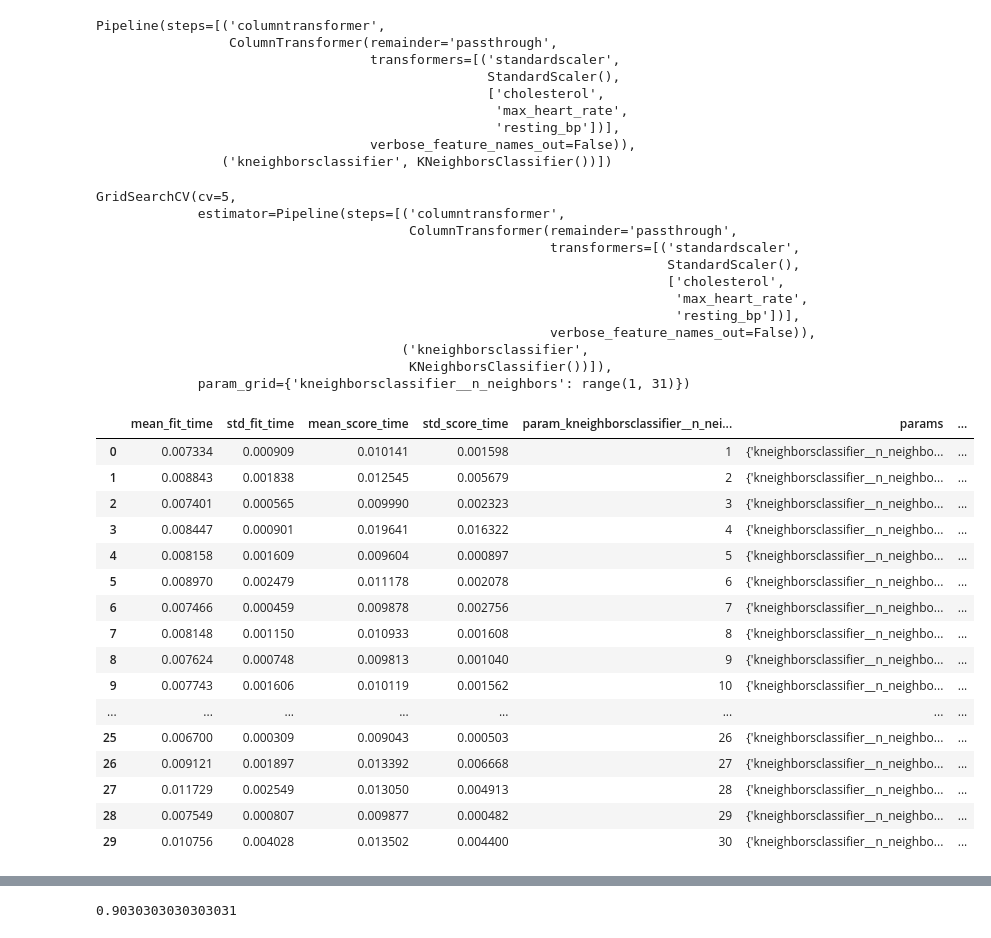
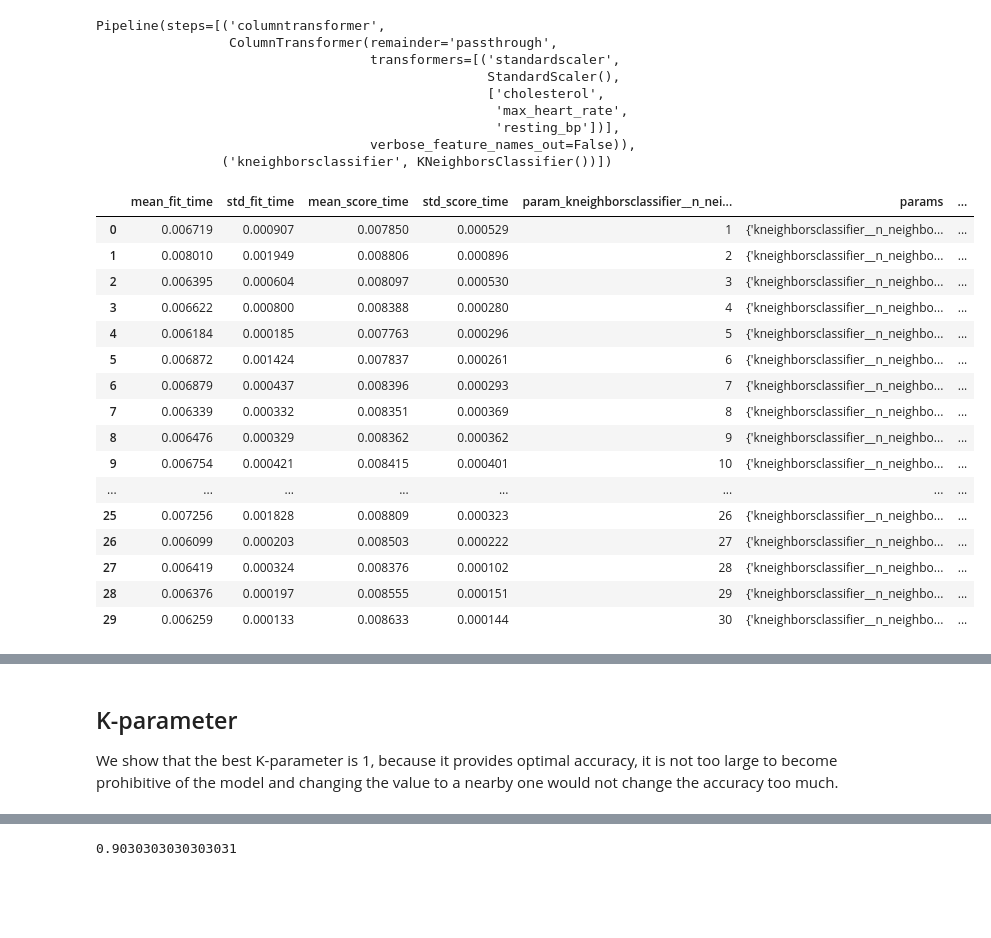
Before and after one commit to KodyForsyth/dsci_project, a Jupyter notebook: heart_disease_REPORT.ipynb, the cells around one changed output, grey strips where cells are left out. Cells and saved outputs as stored; diff of their text form; code cells hidden in the pictures; blank space fills up the shorter version.

```diff
--- a/heart_disease_REPORT.ipynb
+++ b/heart_disease_REPORT.ipynb
@@ -204,54 +217,42 @@ Pipeline(steps=[('columntransformer',
                 ('kneighborsclassifier', KNeighborsClassifier())])
 # %%
 np.random.seed(1234)
+
+# create a parameter grid
 parameter_grid = {
     "kneighborsclassifier__n_neighbors" : range(1, 31)
 }
 
+# estimate the classifier accuracy for the range of values
 grid_search = GridSearchCV(
     estimator = heart_disease_pipe,
     param_grid = parameter_grid,
     cv = 5,
 )
 
+X_heart_train=heart_disease_train[['cholesterol','max_heart_rate','resting_bp']]
+y_heart_train=heart_disease_train['diagnosis']
 
-grid_search
+model_grid=grid_search.fit(X_heart_train,y_heart_train)
+grid_results=pd.DataFrame(grid_search.cv_results_)
+
+grid_results
 # %% [output]
-GridSearchCV(cv=5,
-             estimator=Pipeline(steps=[('columntransformer',
-                                        ColumnTransformer(remainder='passthrough',
-                                                          transformers=[('standardscaler',
-                                                                         StandardScaler(),
-                                                                         ['cholesterol',
-                                                                          'max_heart_rate',
-                                                                          'resting_bp'])],
-                                                          verbose_feature_names_out=False)),
-                                       ('kneighborsclassifier',
-                                        KNeighborsClassifier())]),
-             param_grid={'kneighborsclassifier__n_neighbors': range(1, 31)})
+|  | mean_fit_time | std_fit_time | mean_score_time | std_score_time | param_kneighborsclassifier__n_nei... | params | ... |
+| 0 | 0.006719 | 0.000907 | 0.007850 | 0.000529 | 1 | {'kneighborsclassifier__n_neighbo... | ... |
+| 1 | 0.008010 | 0.001949 | 0.008806 | 0.000896 | 2 | {'kneighborsclassifier__n_neighbo... | ... |
+| 2 | 0.006395 | 0.000604 | 0.008097 | 0.000530 | 3 | {'kneighborsclassifier__n_neighbo... | ... |
+| 3 | 0.006622 | 0.000800 | 0.008388 | 0.000280 | 4 | {'kneighborsclassifier__n_neighbo... | ... |
+| 4 | 0.006184 | 0.000185 | 0.007763 | 0.000296 | 5 | {'kneighborsclassifier__n_neighbo... | ... |
+| 5 | 0.006872 | 0.001424 | 0.007837 | 0.000261 | 6 | {'kneighborsclassifier__n_neighbo... | ... |
+| 6 | 0.006879 | 0.000437 | 0.008396 | 0.000293 | 7 | {'kneighborsclassifier__n_neighbo... | ... |
+| 7 | 0.006339 | 0.000332 | 0.008351 | 0.000369 | 8 | {'kneighborsclassifier__n_neighbo... | ... |
+| 8 | 0.006476 | 0.000329 | 0.008362 | 0.000362 | 9 | {'kneighborsclassifier__n_neighbo... | ... |
+| 9 | 0.006754 | 0.000421 | 0.008415 | 0.000401 | 10 | {'kneighborsclassifier__n_neighbo... | ... |
+| ... | ... | ... | ... | ... | ... | ... | ... |
+| 25 | 0.007256 | 0.001828 | 0.008809 | 0.000323 | 26 | {'kneighborsclassifier__n_neighbo... | ... |
+| 26 | 0.006099 | 0.000203 | 0.008503 | 0.000222 | 27 | {'kneighborsclassifier__n_neighbo... | ... |
+| 27 | 0.006419 | 0.000324 | 0.008376 | 0.000102 | 28 | {'kneighborsclassifier__n_neighbo... | ... |
+| 28 | 0.006376 | 0.000197 | 0.008555 | 0.000151 | 29 | {'kneighborsclassifier__n_neighbo... | ... |
+| 29 | 0.006259 | 0.000133 | 0.008633 | 0.000144 | 30 | {'kneighborsclassifier__n_neighbo... | ... |
-# %%
-X_heart_train=heart_disease_train[['cholesterol','max_heart_rate','resting_bp']]
-y_heart_train=heart_disease_train['diagnosis']
-
-model_grid=grid_search.fit(X_heart_train,y_heart_train)
-grid_results=pd.DataFrame(grid_search.cv_results_)
-grid_results
-# %% [output]
-|  | mean_fit_time | std_fit_time | mean_score_time | std_score_time | param_kneighborsclassifier__n_nei... | params | ... |
-| 0 | 0.007334 | 0.000909 | 0.010141 | 0.001598 | 1 | {'kneighborsclassifier__n_neighbo... | ... |
-| 1 | 0.008843 | 0.001838 | 0.012545 | 0.005679 | 2 | {'kneighborsclassifier__n_neighbo... | ... |
-| 2 | 0.007401 | 0.000565 | 0.009990 | 0.002323 | 3 | {'kneighborsclassifier__n_neighbo... | ... |
-| 3 | 0.008447 | 0.000901 | 0.019641 | 0.016322 | 4 | {'kneighborsclassifier__n_neighbo... | ... |
-| 4 | 0.008158 | 0.001609 | 0.009604 | 0.000897 | 5 | {'kneighborsclassifier__n_neighbo... | ... |
-| 5 | 0.008970 | 0.002479 | 0.011178 | 0.002078 | 6 | {'kneighborsclassifier__n_neighbo... | ... |
-| 6 | 0.007466 | 0.000459 | 0.009878 | 0.002756 | 7 | {'kneighborsclassifier__n_neighbo... | ... |
-| 7 | 0.008148 | 0.001150 | 0.010933 | 0.001608 | 8 | {'kneighborsclassifier__n_neighbo... | ... |
-| 8 | 0.007624 | 0.000748 | 0.009813 | 0.001040 | 9 | {'kneighborsclassifier__n_neighbo... | ... |
-| 9 | 0.007743 | 0.001606 | 0.010119 | 0.001562 | 10 | {'kneighborsclassifier__n_neighbo... | ... |
-| ... | ... | ... | ... | ... | ... | ... | ... |
-| 25 | 0.006700 | 0.000309 | 0.009043 | 0.000503 | 26 | {'kneighborsclassifier__n_neighbo... | ... |
-| 26 | 0.009121 | 0.001897 | 0.013392 | 0.006668 | 27 | {'kneighborsclassifier__n_neighbo... | ... |
-| 27 | 0.011729 | 0.002549 | 0.013050 | 0.004913 | 28 | {'kneighborsclassifier__n_neighbo... | ... |
-| 28 | 0.007549 | 0.000807 | 0.009877 | 0.000482 | 29 | {'kneighborsclassifier__n_neighbo... | ... |
-| 29 | 0.010756 | 0.004028 | 0.013502 | 0.004400 | 30 | {'kneighborsclassifier__n_neighbo... | ... |
 # %%
@@ -263,4 +265,8 @@ cross_val_plot = alt.Chart(grid_results).mark_line(point=True).encode(
 cross_val_plot
 # %% [output]
 [interactive output not drawn]
+# %% [markdown]
+## K-parameter
+
+We show that the best K-parameter is 1, because it provides optimal accuracy, it is not too large to become prohibitive of the model and changing the value to a nearby one would not change the accuracy too much.
 # %%
```
Also changed, not shown: parts of 19 cells of this notebook.
